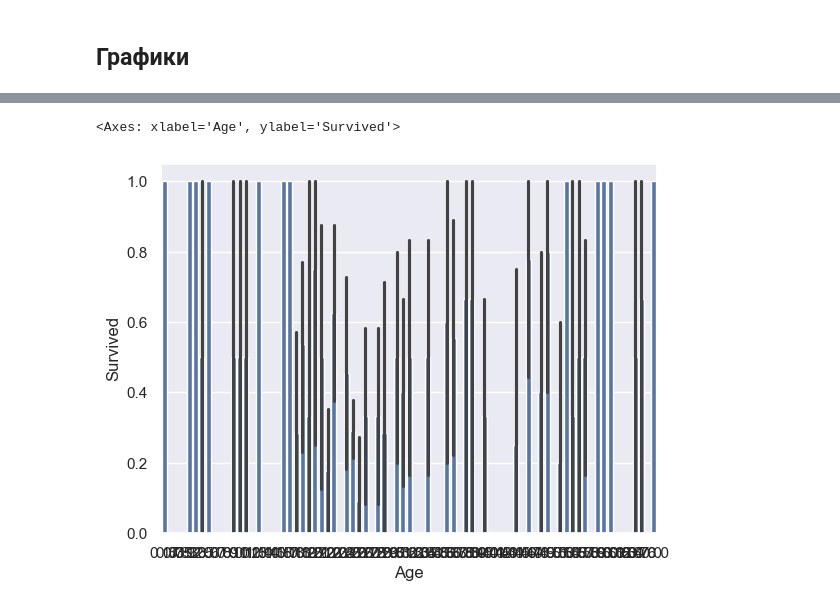
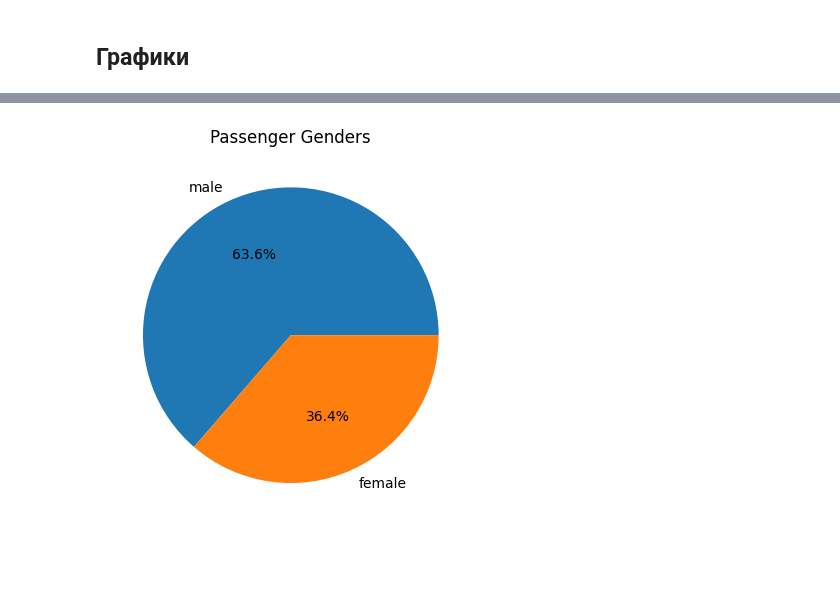
Before and after one commit to MTUCI-Labs/Lab1-Pydantic, a Jupyter notebook: main.ipynb, the cells around one changed output, grey strips where cells are left out. Drawn from its saved outputs; the diff is of its cells as text; code cells hidden in the pictures; blank space fills up the shorter version.

```diff
--- a/main.ipynb
+++ b/main.ipynb
@@ -249,8 +250,19 @@ big_table.Pclass.hist()
-# %%
-sb.barplot(data=big_table, x="Age", y="Survived")
-# %% [output]
-<Axes: xlabel='Age', ylabel='Survived'>
-[figure, removed]
+# %%
+big_table_sex = list(big_table.Sex)
+
+male = big_table_sex.count(0)
+female = big_table_sex.count(1)
+
+values = [male, female]
+labels = ['male', 'female']
+
+
+
+pt.pie(values, labels=labels, autopct='%1.1f%%')
+pt.title('Passenger Genders')
+pt.show()
+# %% [output]
+[figure, added]
 # %%
 sb.jointplot(x='Age', y='Fare', data=big_table)
 # %% [output]
```
Also changed, not shown: parts of 3 cells of this notebook, 1 other file.
